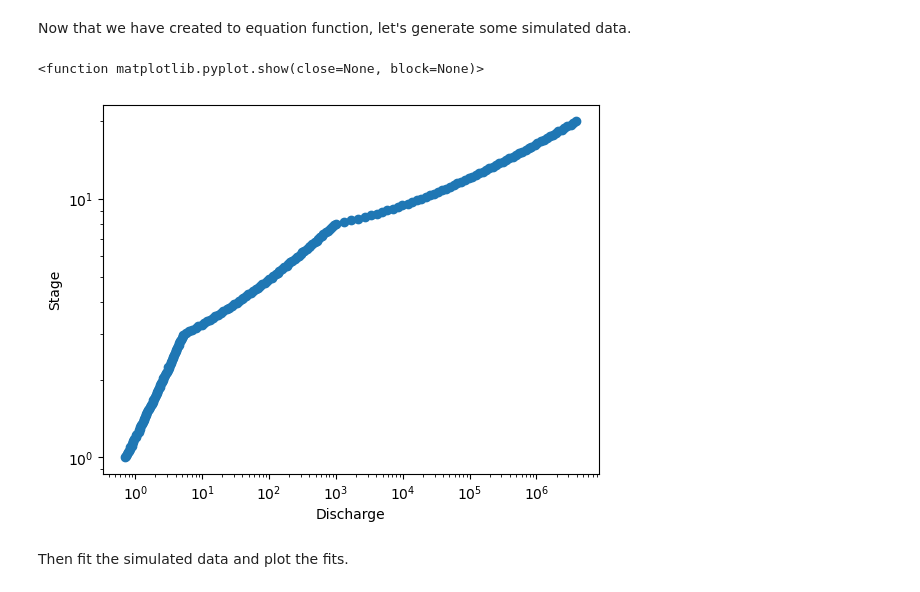
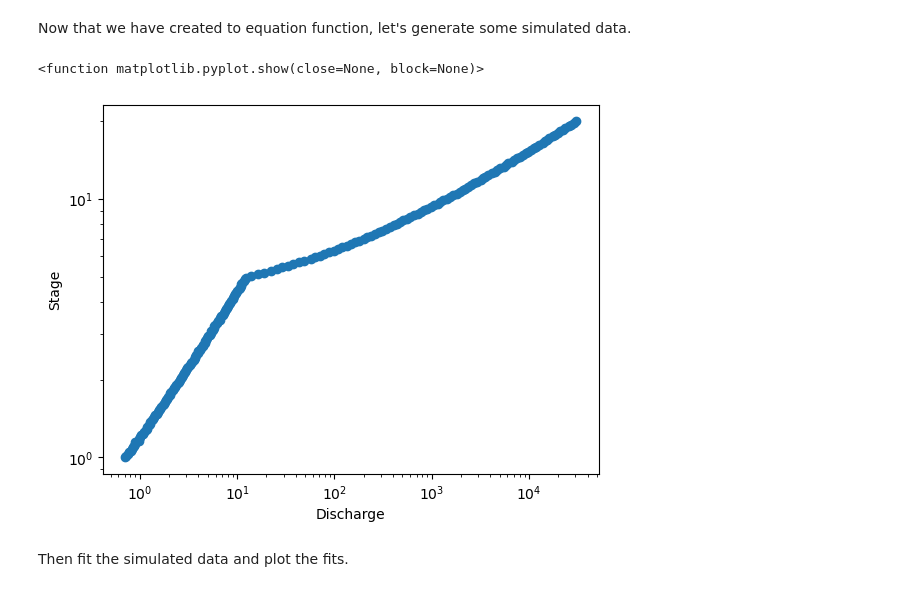
Before and after one commit to thodson-usgs/ratingcurve, a Jupyter notebook: notebooks/ModelBuilder_PowerLaw.ipynb, the cells around one changed output. Cells and saved outputs as stored; diff of their text form; code cells hidden in the pictures.

```diff
--- a/notebooks/ModelBuilder_PowerLaw.ipynb
+++ b/notebooks/ModelBuilder_PowerLaw.ipynb
@@ -43,19 +43,19 @@ Now that we have created to equation function, let's generate some simulated dat
 # %%
 h = np.geomspace(1, 20, 201)
 a = 0.01
-hs = [0.2, 3.0, 8.]
-b = [1.6, 2, 1.8]
+hs = [0.2, 5.0]
+b = [1.6, 2]
 q = PowerLaw(h, a, hs, b)
 # Add some random noise in log space
 q = np.exp(np.log(q) + np.random.randn(len(q)) * 0.01)
 
 fig, ax = plt.subplots()
 ax.loglog(q, h, marker='o', linestyle='')
 ax.set(xlabel='Discharge', ylabel='Stage')
 plt.show
 # %% [output]
 <function matplotlib.pyplot.show(close=None, block=None)>
-[figure, old version]
+[figure, new version]
 # %% [markdown]
 Then fit the simulated data and plot the fits.
 # %%
```
Also changed, not shown: parts of 8 cells of this notebook, 3 other files.
